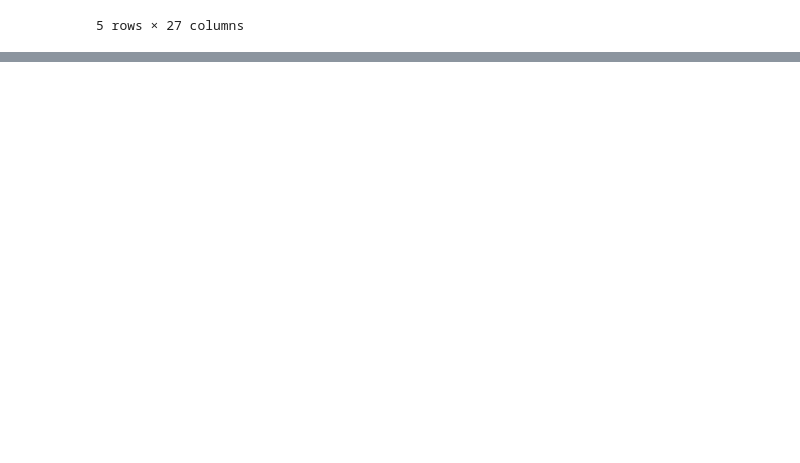
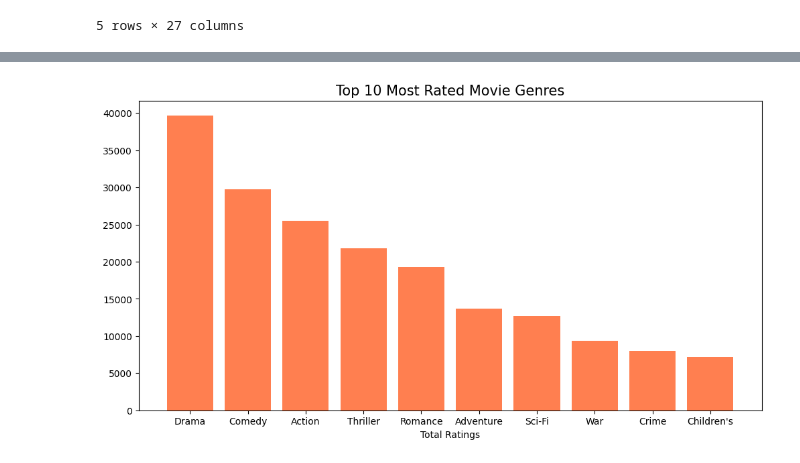
Before and after one commit to MrMinton/MovieLens100K, a Jupyter notebook: movielens_analysis.ipynb, the cells around one changed output, grey strips where cells are left out. Saved outputs shown, nothing was run; the diff lists cells and outputs as text; code cells hidden in the pictures; blank space fills up the shorter version.

Commit message:
Update MovieLens analysis and project files

```diff
--- a/movielens_analysis.ipynb
+++ b/movielens_analysis.ipynb
@@ -483,3 +513,14 @@ plt.show()
+# %%
+# Plot 2: Most Rated Genres
+# We sum the binary genre columns in the merged dataframe
+genre_counts = data2.iloc[:, 9:].sum().sort_values(ascending=False).head(10)
+plt.figure(figsize=(12, 6))
+plt.bar(genre_counts.index, genre_counts.values, color='coral')
+plt.title('Top 10 Most Rated Movie Genres', fontsize=15)
+plt.xlabel('Total Ratings')
+plt.show()
+# %% [output]
+[figure, added]
 # %%
 data2
 unique_users = data2.drop_duplicates(subset=['user_id'])
```
Also changed, not shown: parts of 12 cells of this notebook.
